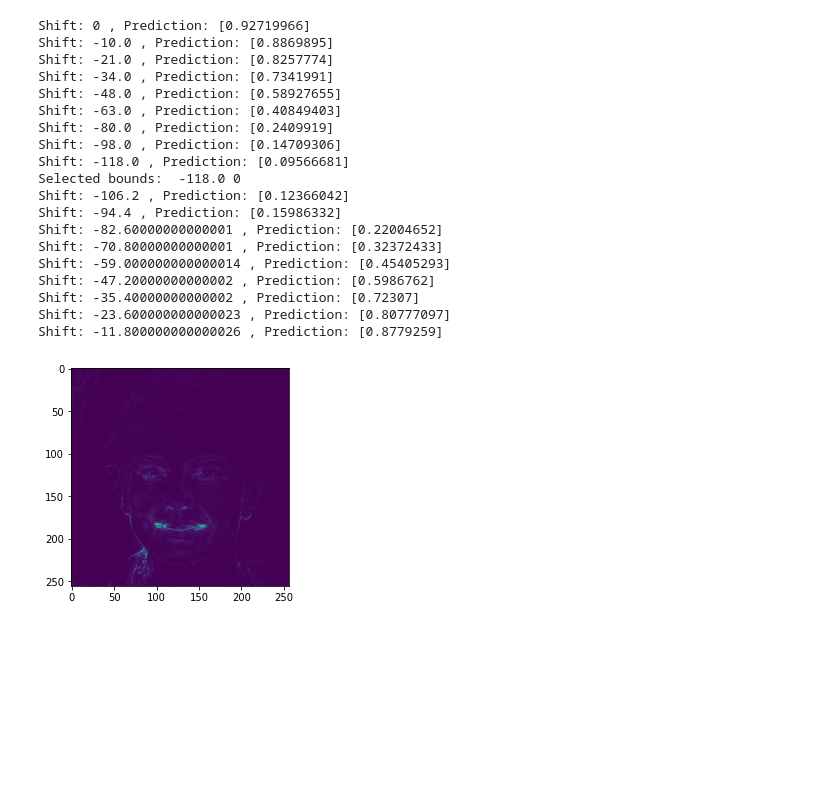
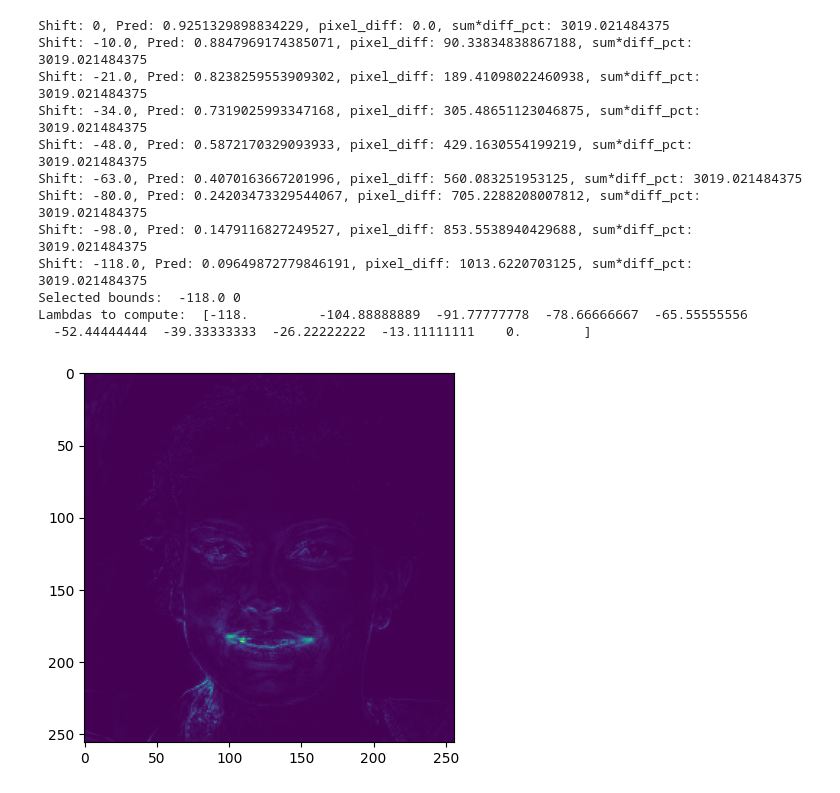
Before and after one commit to ieee8023/latentshift, a Jupyter notebook: example.ipynb, the cells around one changed output. Saved outputs shown, nothing was run; the diff lists cells and outputs as text; code cells hidden in the pictures; blank space fills up the shorter version.

```diff
--- a/example.ipynb
+++ b/example.ipynb
@@ -69,27 +70,24 @@ model.targets
 target = model.targets.index("smiling")
 # %%
 attr = captum.attr.LatentShift(model, ae)
-output = attr.attribute(x, target=target)
-plt.imshow(output['heatmap']);
+output = attr.attribute(
+    x,
+    target=target,
+    return_dicts=True,
+)[0]
+plt.imshow(output['heatmap'].mean(0));
 # %% [output]
-Shift: 0 , Prediction: [0.92719966]
-Shift: -10.0 , Prediction: [0.8869895]
-Shift: -21.0 , Prediction: [0.8257774]
-Shift: -34.0 , Prediction: [0.7341991]
-Shift: -48.0 , Prediction: [0.58927655]
-Shift: -63.0 , Prediction: [0.40849403]
-Shift: -80.0 , Prediction: [0.2409919]
-Shift: -98.0 , Prediction: [0.14709306]
-Shift: -118.0 , Prediction: [0.09566681]
+Shift: 0, Pred: 0.9251329898834229, pixel_diff: 0.0, sum*diff_pct: 3019.021484375
+Shift: -10.0, Pred: 0.8847969174385071, pixel_diff: 90.33834838867188, sum*diff_pct: 3019.021484375
+Shift: -21.0, Pred: 0.8238259553909302, pixel_diff: 189.41098022460938, sum*diff_pct: 3019.021484375
+Shift: -34.0, Pred: 0.7319025993347168, pixel_diff: 305.48651123046875, sum*diff_pct: 3019.021484375
+Shift: -48.0, Pred: 0.5872170329093933, pixel_diff: 429.1630554199219, sum*diff_pct: 3019.021484375
+Shift: -63.0, Pred: 0.4070163667201996, pixel_diff: 560.083251953125, sum*diff_pct: 3019.021484375
+Shift: -80.0, Pred: 0.24203473329544067, pixel_diff: 705.2288208007812, sum*diff_pct: 3019.021484375
+Shift: -98.0, Pred: 0.1479116827249527, pixel_diff: 853.5538940429688, sum*diff_pct: 3019.021484375
+Shift: -118.0, Pred: 0.09649872779846191, pixel_diff: 1013.6220703125, sum*diff_pct: 3019.021484375
 Selected bounds:  -118.0 0
-Shift: -106.2 , Prediction: [0.12366042]
-Shift: -94.4 , Prediction: [0.15986332]
-Shift: -82.60000000000001 , Prediction: [0.22004652]
-Shift: -70.80000000000001 , Prediction: [0.32372433]
-Shift: -59.000000000000014 , Prediction: [0.45405293]
-Shift: -47.20000000000002 , Prediction: [0.5986762]
-Shift: -35.40000000000002 , Prediction: [0.72307]
-Shift: -23.600000000000023 , Prediction: [0.80777097]
-Shift: -11.800000000000026 , Prediction: [0.8779259]
+Lambdas to compute:  [-118.         -104.88888889  -91.77777778  -78.66666667  -65.55555556
+  -52.44444444  -39.33333333  -26.22222222  -13.11111111    0.        ]
-[figure, old version]
+[figure, new version]
 # %%
```
Also changed, not shown: parts of 7 cells of this notebook, 2 other files.
